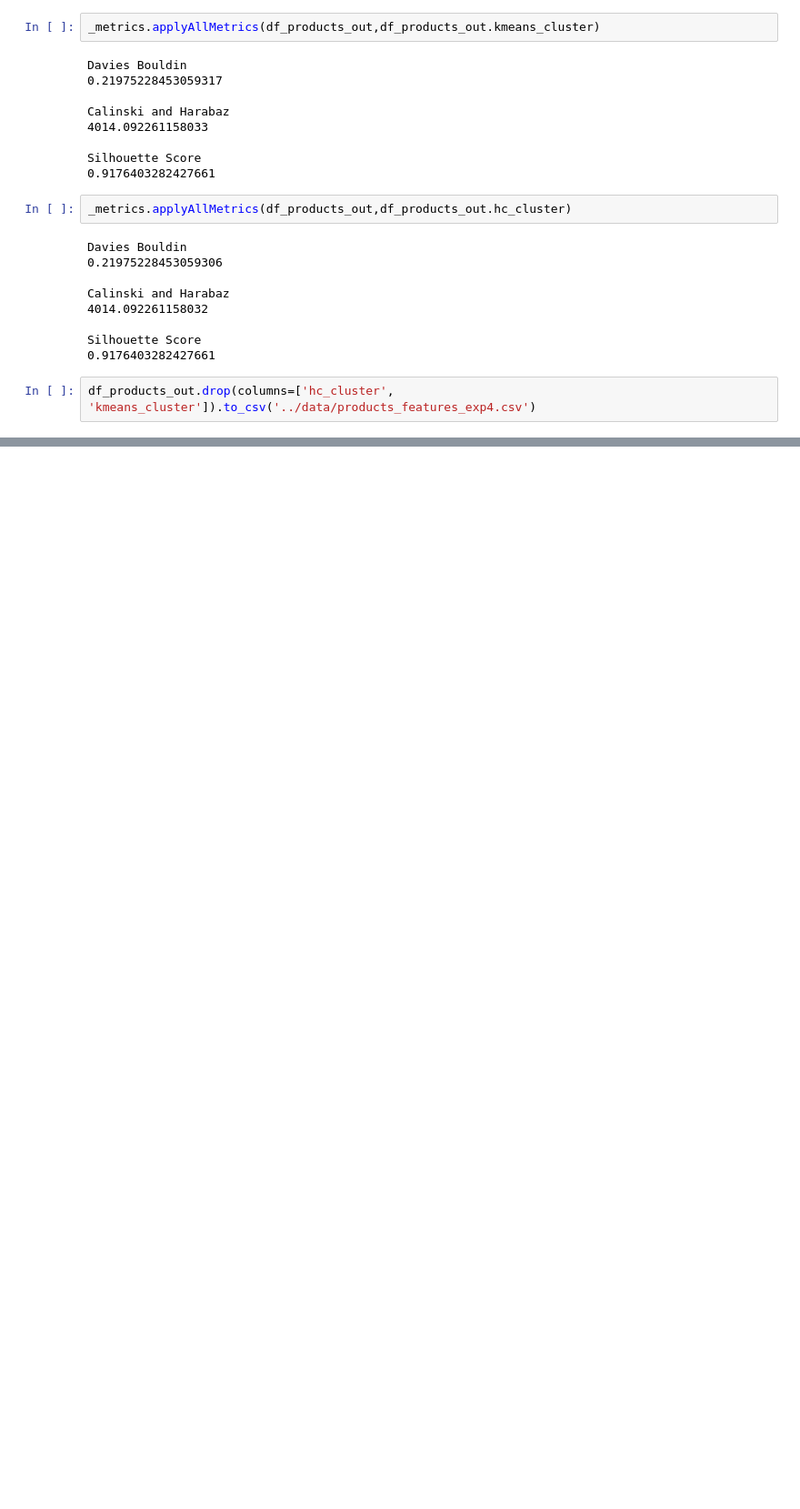
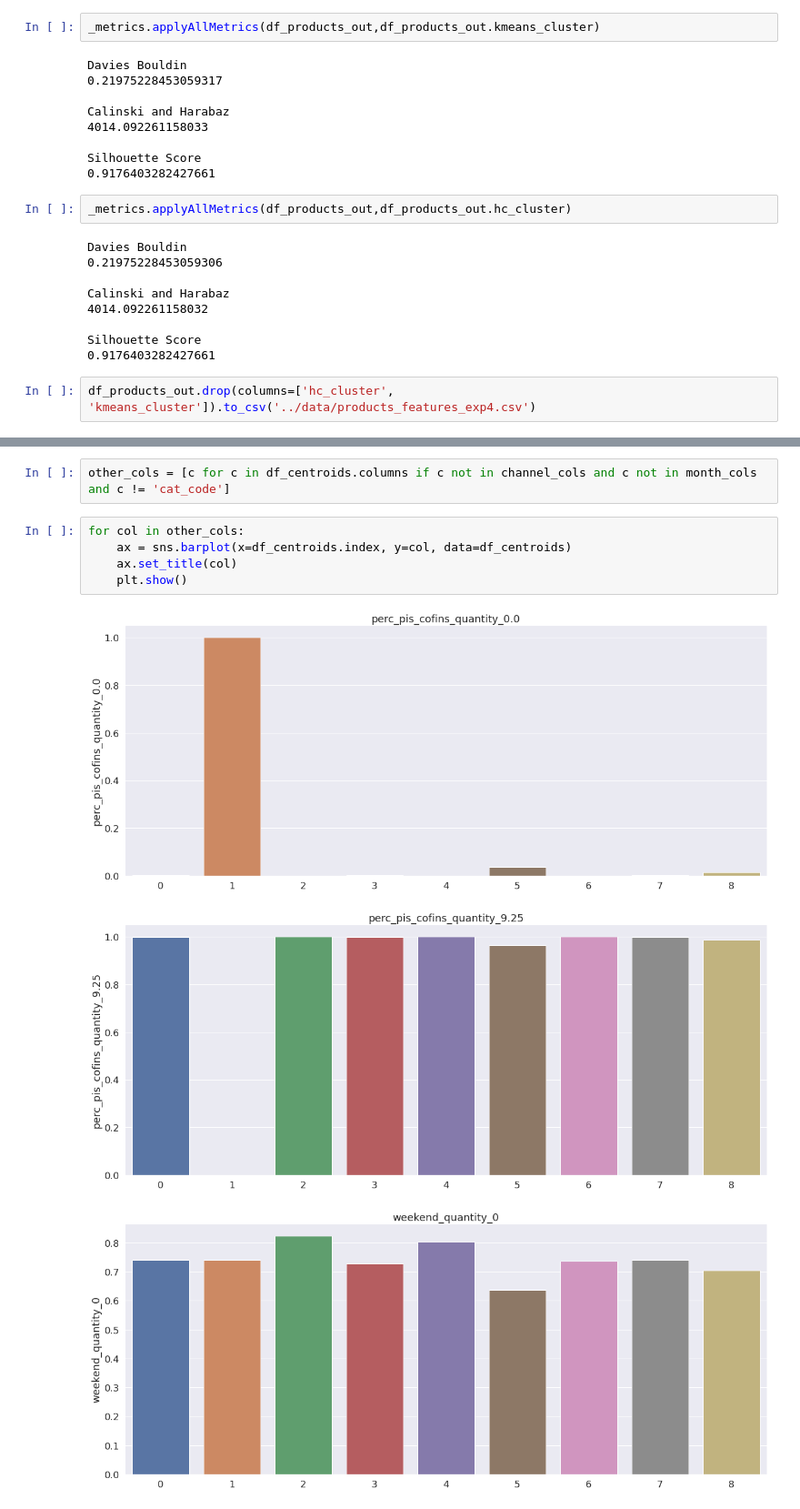
Before and after one commit to wanermiranda/desafio_ml, a Jupyter notebook: notebooks/5. Clustering - Exp 4.ipynb, the cells around one changed output, grey strips where cells are left out. Shown at 91% size. Drawn from its saved outputs; the diff is of its cells as text; blank space fills up the shorter version.

```diff
--- a/notebooks/5. Clustering - Exp 4.ipynb
+++ b/notebooks/5. Clustering - Exp 4.ipynb
@@ -308,0 +348,11 @@ df_products_out.drop(columns=['hc_cluster', 'kmeans_cluster']).to_csv('../data/p
+# %%
+other_cols = [c for c in df_centroids.columns if c not in channel_cols and c not in month_cols and c != 'cat_code']
+# %%
+for col in other_cols:
+    ax = sns.barplot(x=df_centroids.index, y=col, data=df_centroids)
+    ax.set_title(col)
+    plt.show()
+# %% [output]
+[figure, added]
+[figure, added]
+[figure, added]
```
Also changed, not shown: parts of 8 cells of this notebook, 2 other files.
